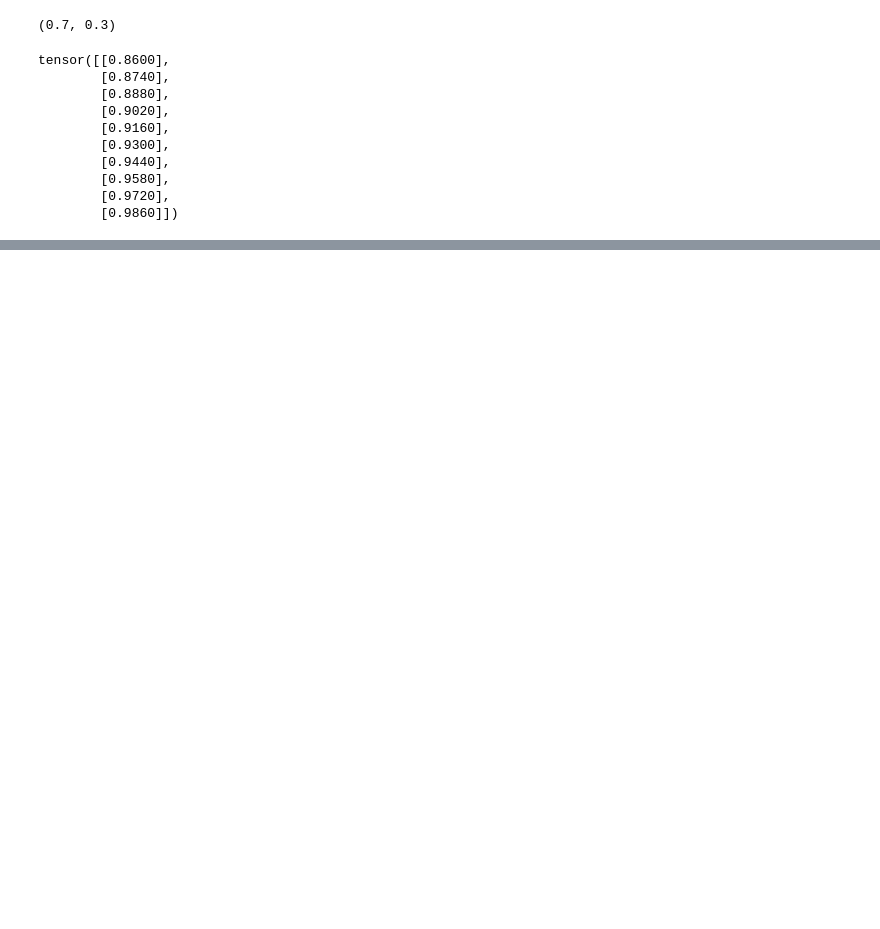
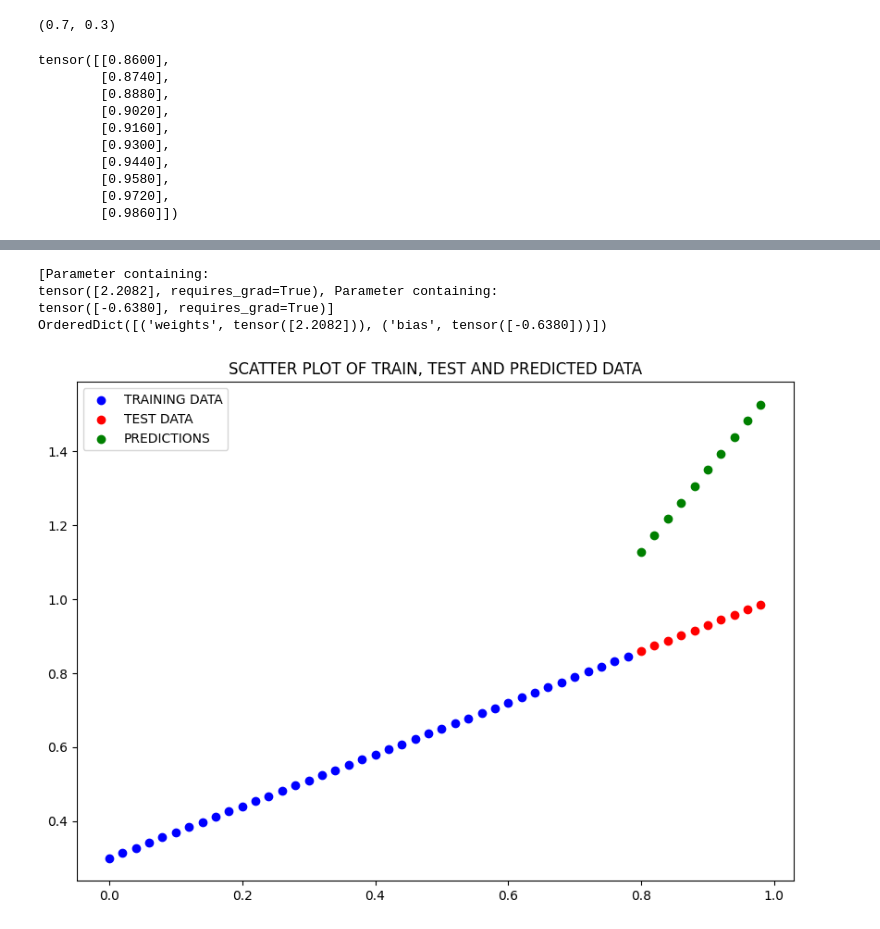
Before and after one commit to sksarvesh007/learn-pytorch, a Jupyter notebook: tut_two.ipynb, the cells around one changed output, grey strips where cells are left out. Cells and saved outputs as stored; diff of their text form; code cells hidden in the pictures; blank space fills up the shorter version.

```diff
--- a/tut_two.ipynb
+++ b/tut_two.ipynb
@@ -267,0 +282,18 @@ plot_predictions(predictions=y_preds)
+# %%
+model_0 = LinearRegressionModel()
+
+# Check model parameters
+print(list(model_0.parameters()))
+print(model_0.state_dict())
+
+# Predict with torch.inference_mode()
+with torch.inference_mode():
+    y_preds = model_0(X_test)
+
+plot_predictions(predictions=y_preds)
+# %% [output]
+[Parameter containing:
+tensor([2.2082], requires_grad=True), Parameter containing:
+tensor([-0.6380], requires_grad=True)]
+OrderedDict([('weights', tensor([2.2082])), ('bias', tensor([-0.6380]))])
+[figure, added]
```
Also changed, not shown: parts of 19 cells of this notebook.
